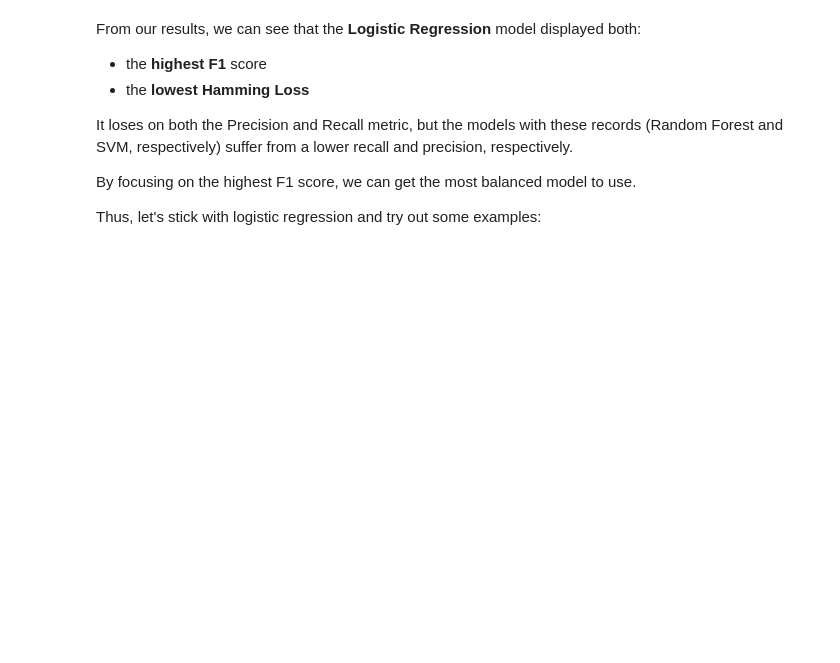
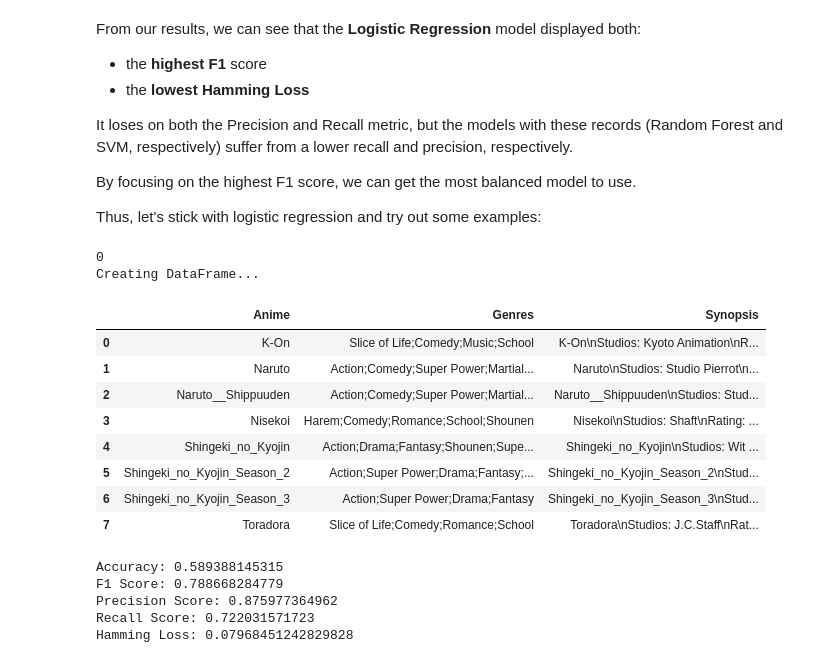
Before and after one commit to kurtisdavid/animeSynopsisClassifier, a Jupyter notebook: AnimeSynopsisClassifier.ipynb, the cells around one changed output. Cells and saved outputs as stored; diff of their text form; code cells hidden in the pictures; blank space fills up the shorter version.

```diff
--- a/AnimeSynopsisClassifier.ipynb
+++ b/AnimeSynopsisClassifier.ipynb
@@ -728,0 +740,19 @@ Thus, let's stick with logistic regression and try out some examples:
+# %%
+example_df = load_txt_files('./')
+# %% [output]
+0
+Creating DataFrame...
+# %%
+example_df['Anime'] = example_df['Anime'].str.split('/').str.get(-1)
+# %%
+example_df
+# %% [output]
+|  | Anime | Genres | Synopsis |
+| 0 | K-On | Slice of Life;Comedy;Music;School | K-On\nStudios: Kyoto Animation\nR... |
+| 1 | Naruto | Action;Comedy;Super Power;Martial... | Naruto\nStudios: Studio Pierrot\n... |
+| 2 | Naruto__Shippuuden | Action;Comedy;Super Power;Martial... | Naruto__Shippuuden\nStudios: Stud... |
+| 3 | Nisekoi | Harem;Comedy;Romance;School;Shounen | Nisekoi\nStudios: Shaft\nRating: ... |
+| 4 | Shingeki_no_Kyojin | Action;Drama;Fantasy;Shounen;Supe... | Shingeki_no_Kyojin\nStudios: Wit ... |
+| 5 | Shingeki_no_Kyojin_Season_2 | Action;Super Power;Drama;Fantasy;... | Shingeki_no_Kyojin_Season_2\nStud... |
+| 6 | Shingeki_no_Kyojin_Season_3 | Action;Super Power;Drama;Fantasy | Shingeki_no_Kyojin_Season_3\nStud... |
+| 7 | Toradora | Slice of Life;Comedy;Romance;School | Toradora\nStudios: J.C.Staff\nRat... |
@@ -728,0 +768,8 @@ Thus, let's stick with logistic regression and try out some examples:
+# %%
+reportMetrics(None, predicted,y_test)
+# %% [output]
+Accuracy: 0.589388145315
+F1 Score: 0.788668284779
+Precision Score: 0.875977364962
+Recall Score: 0.722031571723
+Hamming Loss: 0.07968451242829828
```
Also changed, not shown: parts of 14 cells of this notebook.
